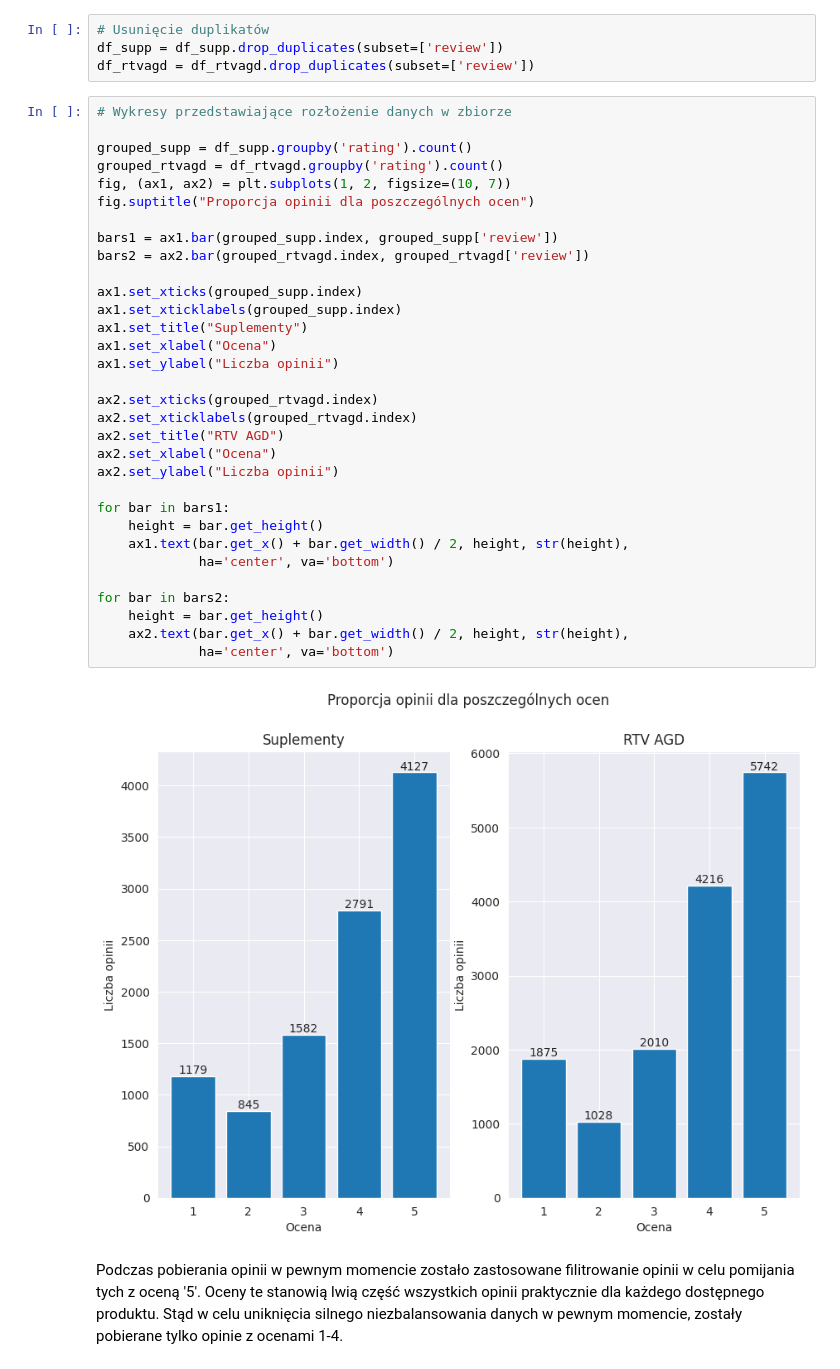
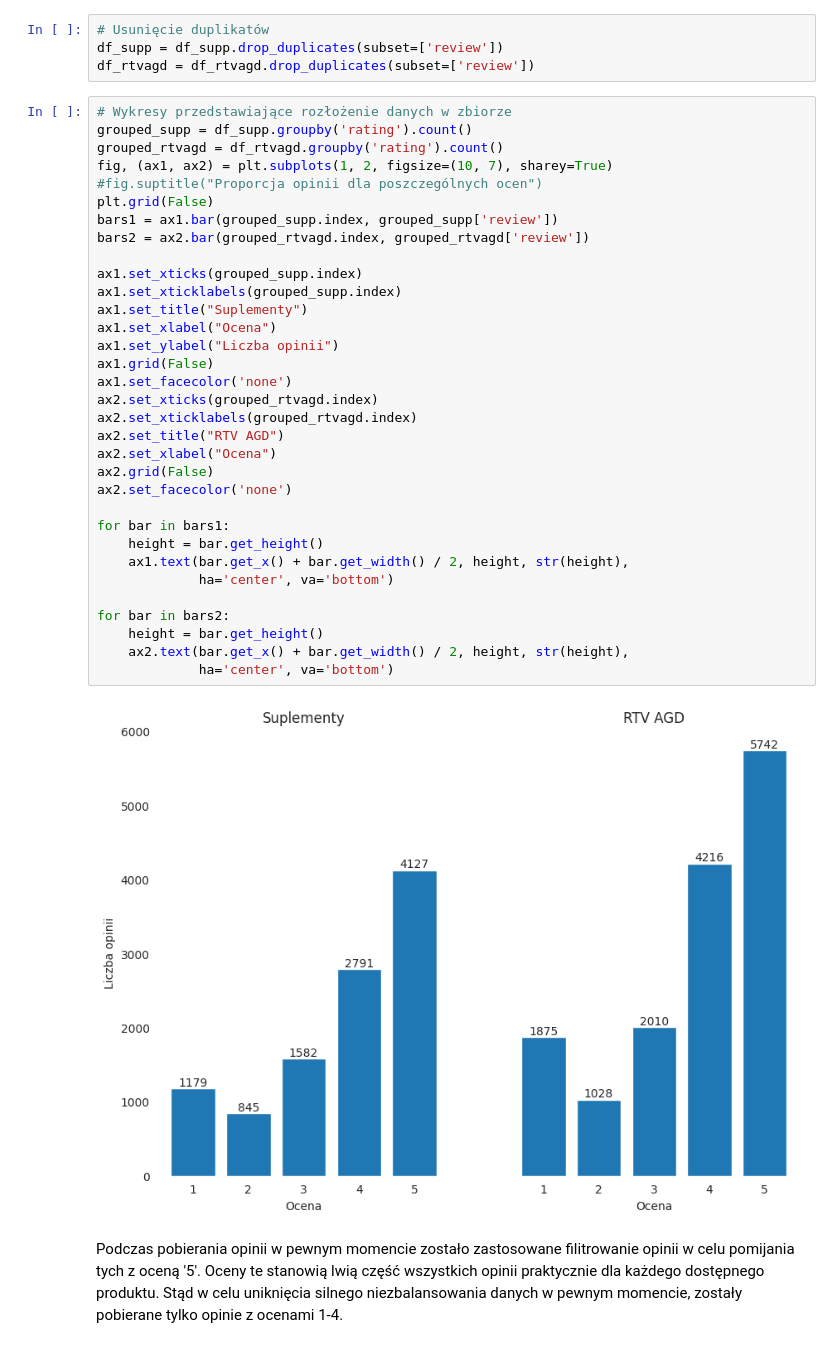
Before and after one commit to 13Dominik/engineering_thesis, a Jupyter notebook: project.ipynb, the cells around one changed output. Drawn from its saved outputs; the diff is of its cells as text.

```diff
--- a/project.ipynb
+++ b/project.ipynb
@@ -67,36 +93,37 @@ df_supp = df_supp.drop_duplicates(subset=['review'])
 df_rtvagd = df_rtvagd.drop_duplicates(subset=['review'])
 # %%
 # Wykresy przedstawiające rozłożenie danych w zbiorze
-
 grouped_supp = df_supp.groupby('rating').count()
 grouped_rtvagd = df_rtvagd.groupby('rating').count()
-fig, (ax1, ax2) = plt.subplots(1, 2, figsize=(10, 7))
-fig.suptitle("Proporcja opinii dla poszczególnych ocen")
-
+fig, (ax1, ax2) = plt.subplots(1, 2, figsize=(10, 7), sharey=True)
+#fig.suptitle("Proporcja opinii dla poszczególnych ocen")
+plt.grid(False)
 bars1 = ax1.bar(grouped_supp.index, grouped_supp['review'])
 bars2 = ax2.bar(grouped_rtvagd.index, grouped_rtvagd['review'])
 
 ax1.set_xticks(grouped_supp.index)
 ax1.set_xticklabels(grouped_supp.index)
 ax1.set_title("Suplementy")
 ax1.set_xlabel("Ocena")
 ax1.set_ylabel("Liczba opinii")
-
+ax1.grid(False)
+ax1.set_facecolor('none')
 ax2.set_xticks(grouped_rtvagd.index)
 ax2.set_xticklabels(grouped_rtvagd.index)
 ax2.set_title("RTV AGD")
 ax2.set_xlabel("Ocena")
-ax2.set_ylabel("Liczba opinii")
+ax2.grid(False)
+ax2.set_facecolor('none')
 
 for bar in bars1:
     height = bar.get_height()
     ax1.text(bar.get_x() + bar.get_width() / 2, height, str(height),
              ha='center', va='bottom')
 
 for bar in bars2:
     height = bar.get_height()
     ax2.text(bar.get_x() + bar.get_width() / 2, height, str(height),
              ha='center', va='bottom')
 # %% [output]
-[figure, old version]
+[figure, new version]
 # %% [markdown]
```
Also changed, not shown: parts of 51 cells of this notebook, 3 other files.
